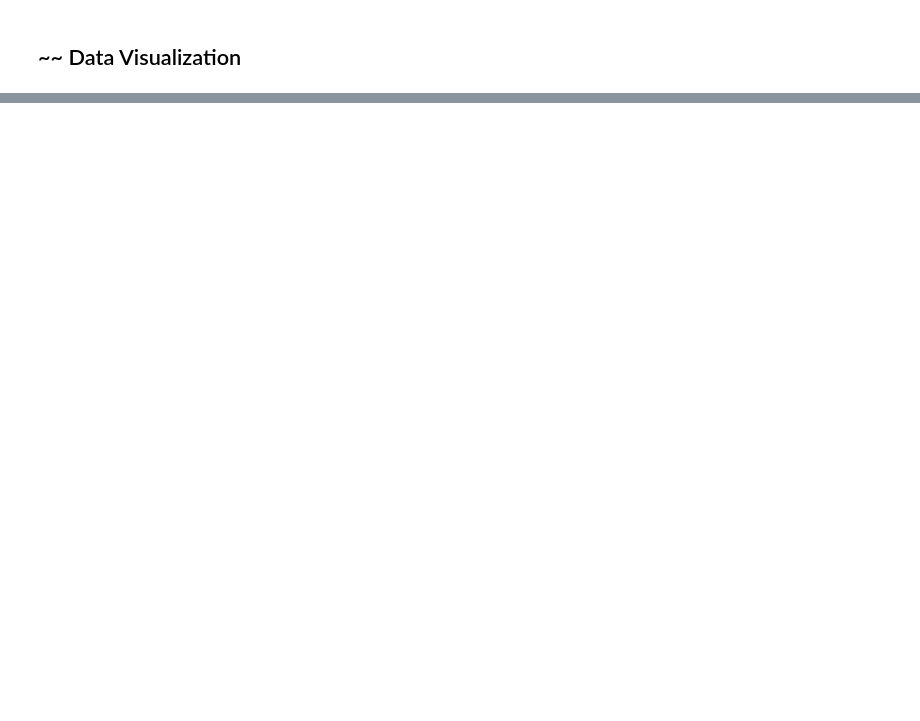
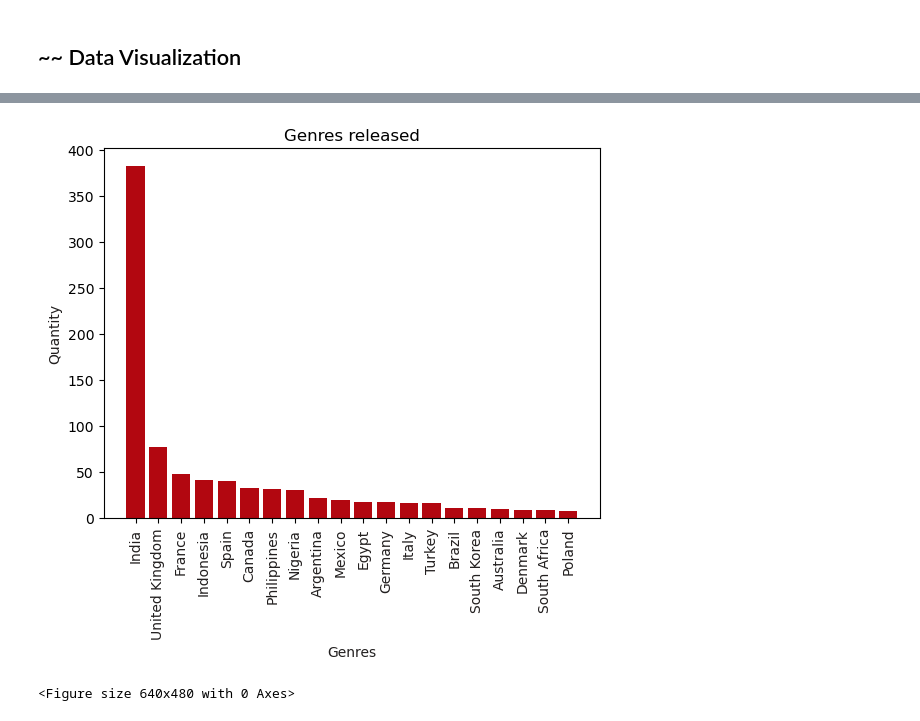
Before and after one commit to gulcan7414/uwa-dataanalytics-project1, a Jupyter notebook: project.ipynb, the cells around one changed output, grey strips where cells are left out. Saved outputs shown, nothing was run; the diff lists cells and outputs as text; code cells hidden in the pictures; blank space fills up the shorter version.

```diff
--- a/project.ipynb
+++ b/project.ipynb
@@ -229,0 +263,14 @@ df_Netflix_merged_country_genre.head()
+# %%
+Vis_drama_country = Vis_Netflix_Drama['country1'].value_counts().reset_index().sort_values(ascending=False, by='country1').head(20)
+netflix_colors = ['#221f1f', '#b20710']
+
+plt.bar(Vis_drama_country['index'], Vis_drama_country['country1'], color=netflix_colors[1])
+plt.title('Genres released')
+plt.xlabel('Genres', color = netflix_colors[0])
+plt.ylabel('Quantity', color = netflix_colors[0])
+plt.xticks(rotation=90, color = netflix_colors[0])
+plt.show()
+plt.tight_layout()
+# %% [output]
+[figure, added]
+<Figure size 640x480 with 0 Axes>
```
Also changed, not shown: parts of 8 cells of this notebook.
